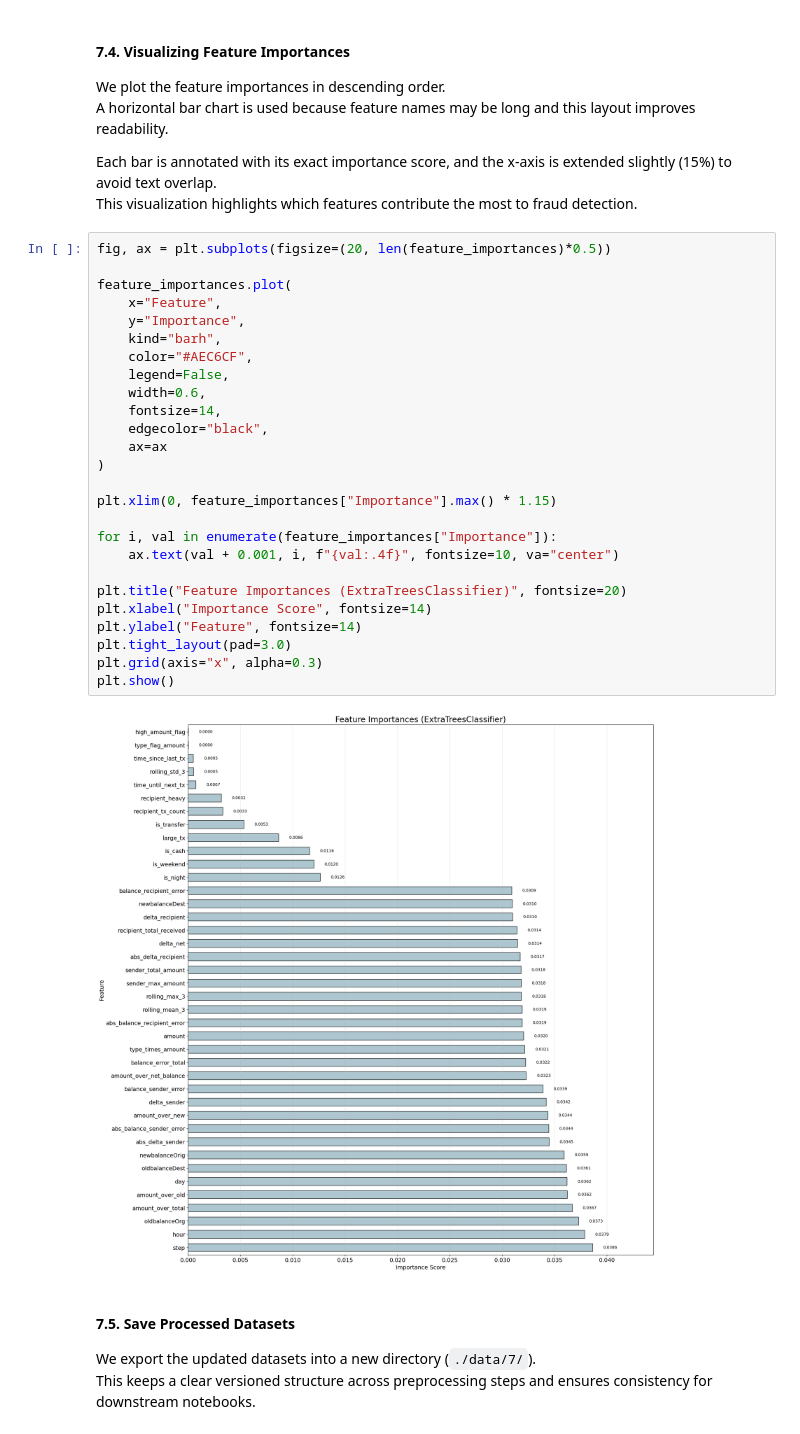
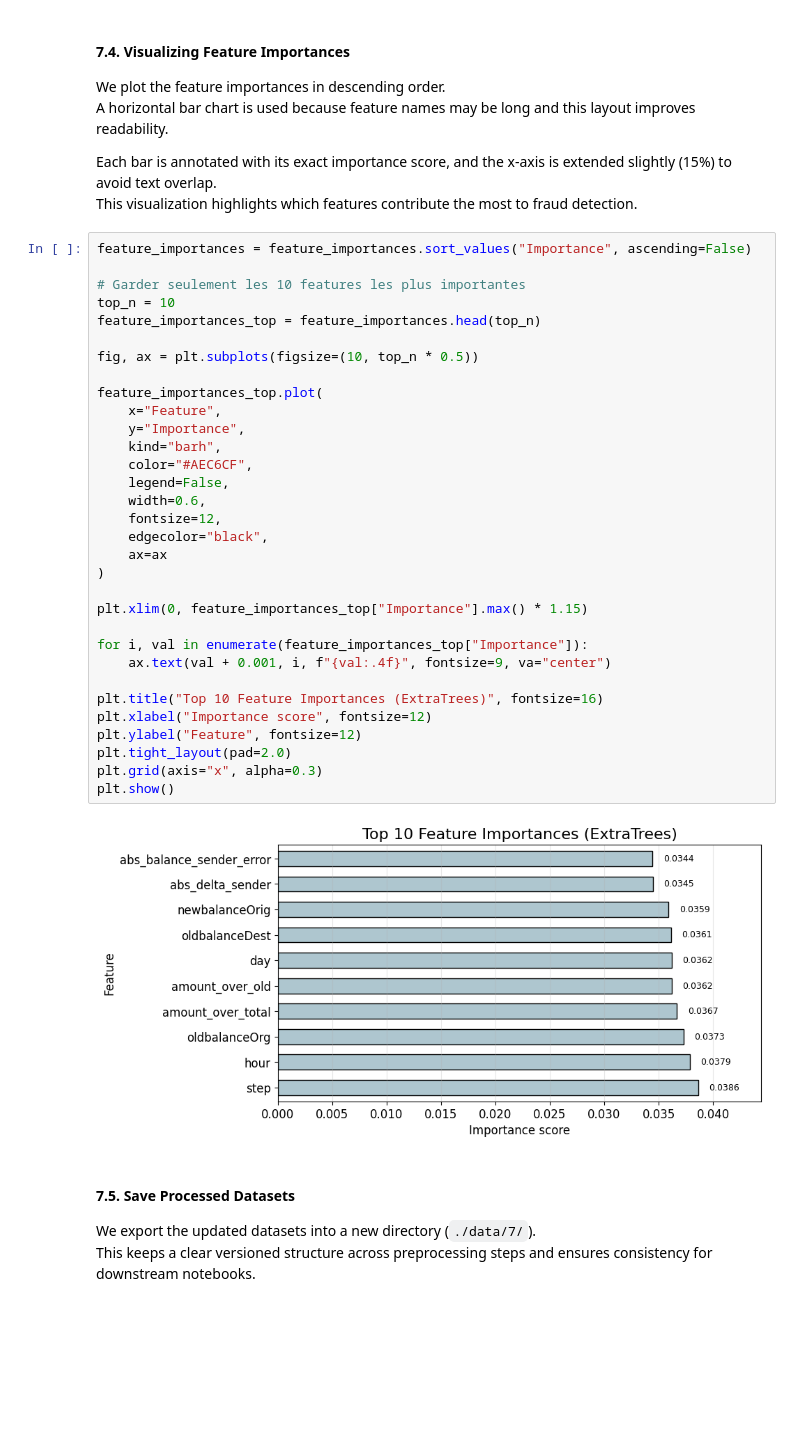
Before and after one commit to Corentinjst/Financial-Fraud-Detection, a Jupyter notebook: rendu_2025_12_11/script.ipynb, the cells around one changed output. Drawn from its saved outputs; the diff is of its cells as text; blank space fills up the shorter version.

```diff
--- a/rendu_2025_12_11/script.ipynb
+++ b/rendu_2025_12_11/script.ipynb
@@ -666,33 +652,39 @@ A horizontal bar chart is used because feature names may be long and this layout
 Each bar is annotated with its exact importance score, and the x-axis is extended slightly (15%) to avoid text overlap.
 This visualization highlights which features contribute the most to fraud detection.
 # %%
-fig, ax = plt.subplots(figsize=(20, len(feature_importances)*0.5))
+feature_importances = feature_importances.sort_values("Importance", ascending=False)
 
-feature_importances.plot(
+# Garder seulement les 10 features les plus importantes
+top_n = 10
+feature_importances_top = feature_importances.head(top_n)
+
+fig, ax = plt.subplots(figsize=(10, top_n * 0.5))
+
+feature_importances_top.plot(
     x="Feature",
     y="Importance",
     kind="barh",
     color="#AEC6CF",
     legend=False,
     width=0.6,
-    fontsize=14,
+    fontsize=12,
     edgecolor="black",
     ax=ax
 )
 
-plt.xlim(0, feature_importances["Importance"].max() * 1.15)
+plt.xlim(0, feature_importances_top["Importance"].max() * 1.15)
 
-for i, val in enumerate(feature_importances["Importance"]):
-    ax.text(val + 0.001, i, f"{val:.4f}", fontsize=10, va="center")
+for i, val in enumerate(feature_importances_top["Importance"]):
+    ax.text(val + 0.001, i, f"{val:.4f}", fontsize=9, va="center")
 
-plt.title("Feature Importances (ExtraTreesClassifier)", fontsize=20)
-plt.xlabel("Importance Score", fontsize=14)
-plt.ylabel("Feature", fontsize=14)
-plt.tight_layout(pad=3.0)
+plt.title("Top 10 Feature Importances (ExtraTrees)", fontsize=16)
+plt.xlabel("Importance score", fontsize=12)
+plt.ylabel("Feature", fontsize=12)
+plt.tight_layout(pad=2.0)
 plt.grid(axis="x", alpha=0.3)
 plt.show()
 # %% [output]
-[figure, old version]
+[figure, new version]
 # %% [markdown]
 #### 7.5. Save Processed Datasets
 
```
Also changed, not shown: parts of 12 cells of this notebook, 3 other files.
